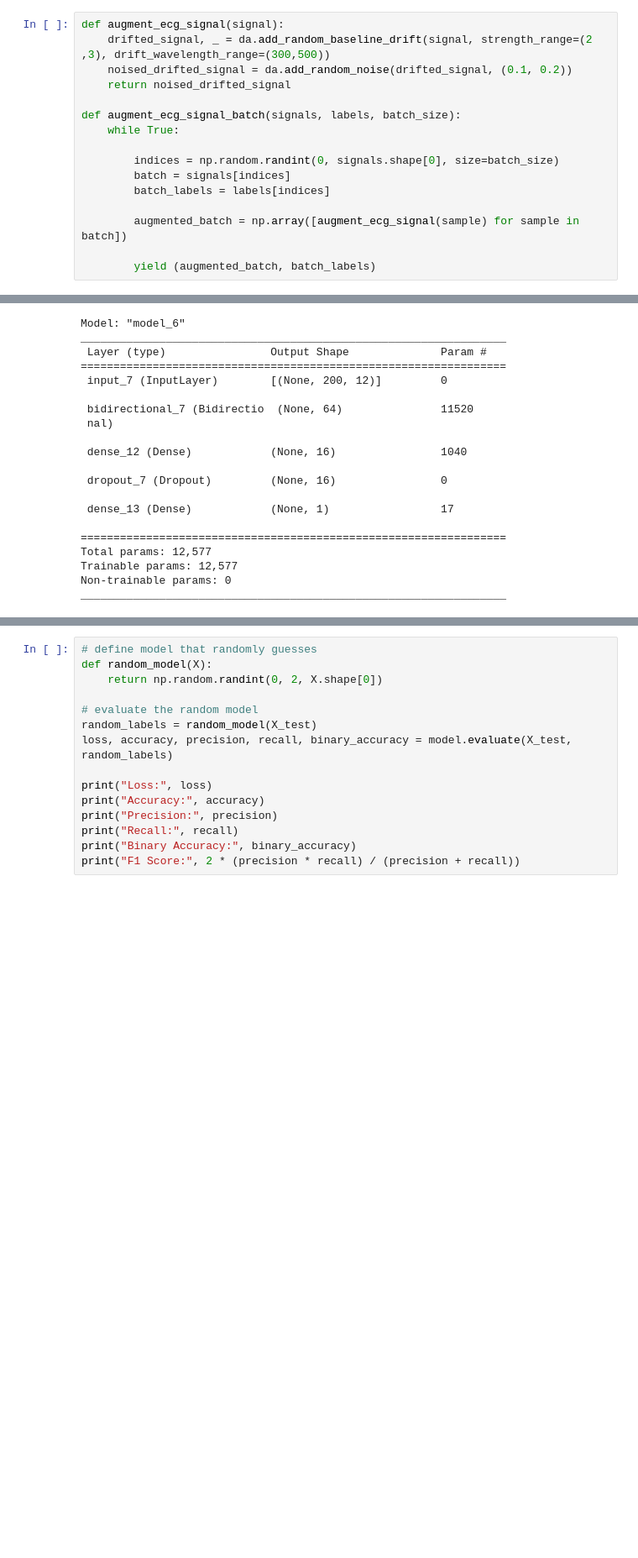
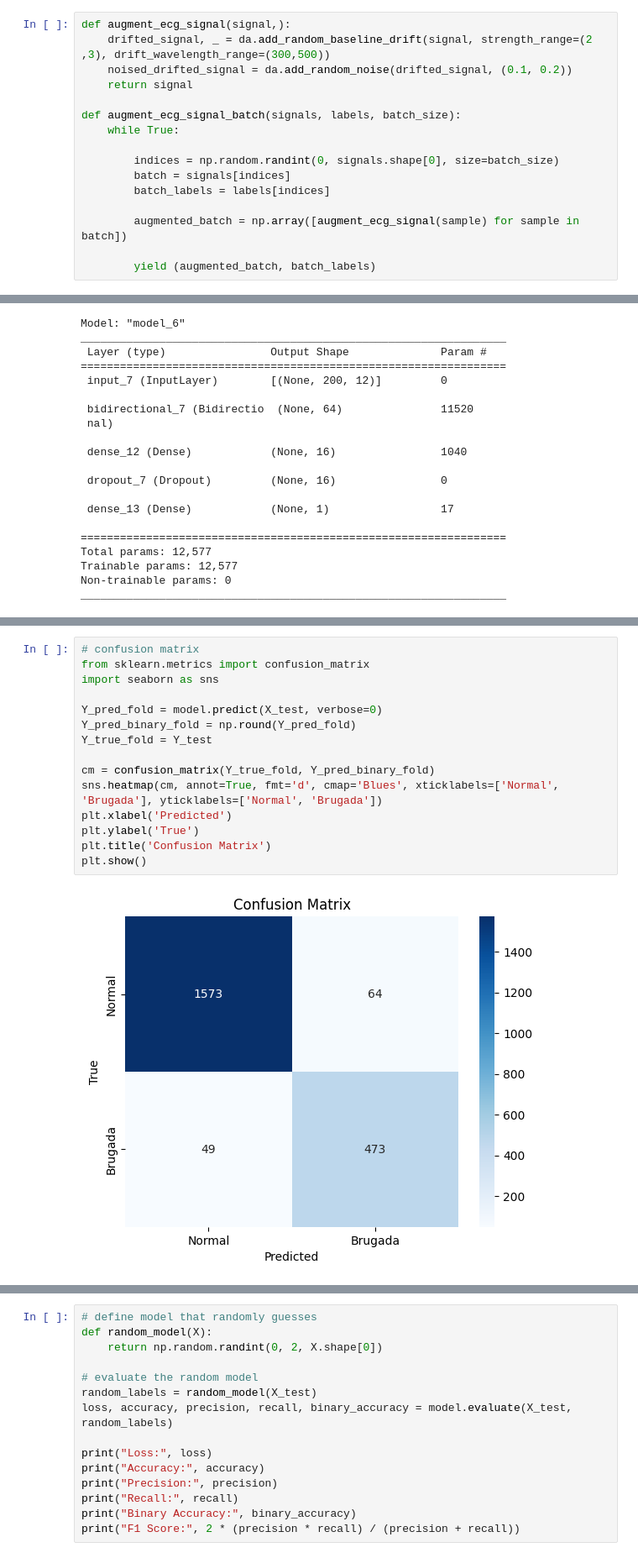
Before and after one commit to raaifhadadi/FYP, a Jupyter notebook: brugada_hb.ipynb, the cells around one changed output, grey strips where cells are left out. Shown at 84% size. Cells and saved outputs as stored; diff of their text form; blank space fills up the shorter version.

```diff
--- a/brugada_hb.ipynb
+++ b/brugada_hb.ipynb
@@ -35,8 +26,8 @@ To enable them in other operations, rebuild TensorFlow with the appropriate comp
 # %%
-def augment_ecg_signal(signal):
+def augment_ecg_signal(signal,):
     drifted_signal, _ = da.add_random_baseline_drift(signal, strength_range=(2 ,3), drift_wavelength_range=(300,500))
     noised_drifted_signal = da.add_random_noise(drifted_signal, (0.1, 0.2))
-    return noised_drifted_signal
+    return signal
 
 def augment_ecg_signal_batch(signals, labels, batch_size):
     while True:
@@ -431,0 +368,17 @@ _________________________________________________________________
+# %%
+# confusion matrix
+from sklearn.metrics import confusion_matrix
+import seaborn as sns
+
+Y_pred_fold = model.predict(X_test, verbose=0)
+Y_pred_binary_fold = np.round(Y_pred_fold)
+Y_true_fold = Y_test
+
+cm = confusion_matrix(Y_true_fold, Y_pred_binary_fold)
+sns.heatmap(cm, annot=True, fmt='d', cmap='Blues', xticklabels=['Normal', 'Brugada'], yticklabels=['Normal', 'Brugada'])
+plt.xlabel('Predicted')
+plt.ylabel('True')
+plt.title('Confusion Matrix')
+plt.show()
+# %% [output]
+[figure, added]
```
Also changed, not shown: parts of 29 cells of this notebook, 1 other file.
